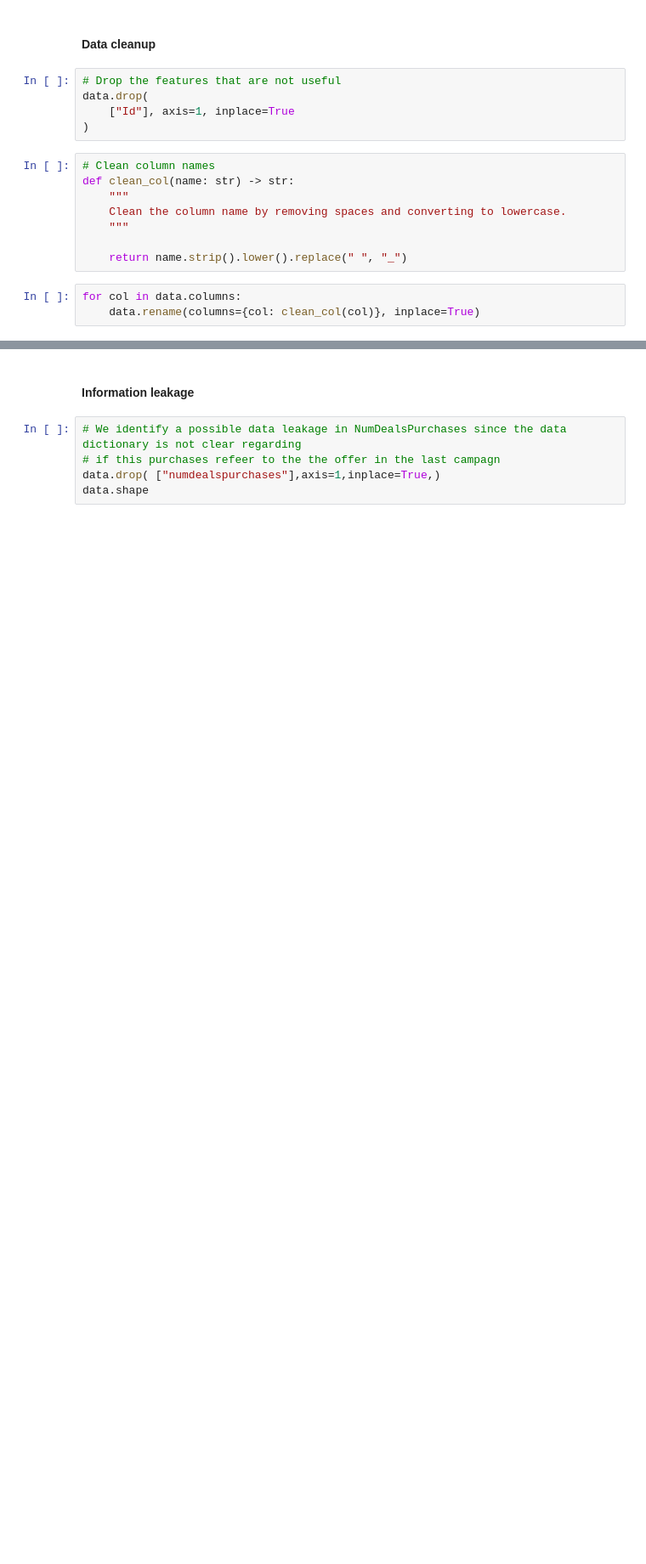
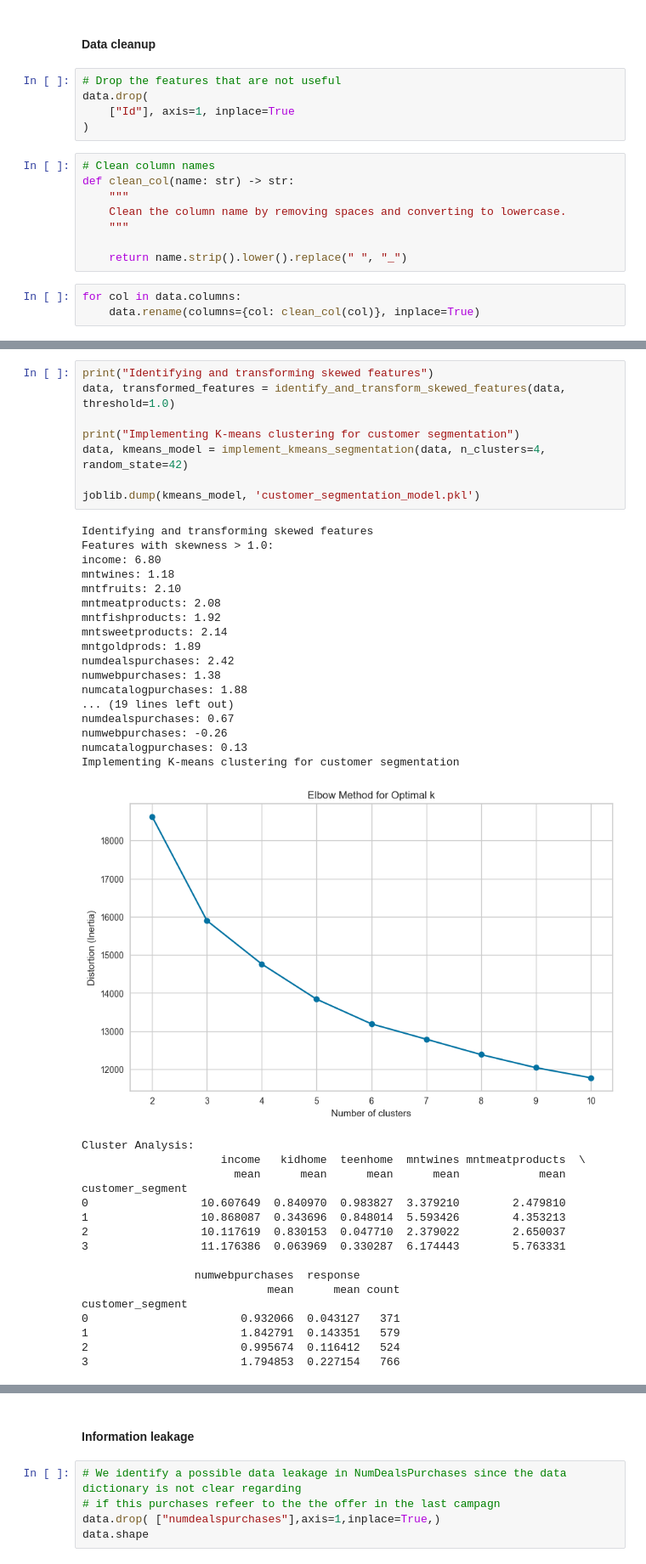
Before and after one commit to jdovalle10/Superstore-Marketing-Campaign, a Jupyter notebook: prepocessing_v1.ipynb, the cells around one changed output, grey strips where cells are left out. Shown at 85% size. Drawn from its saved outputs; the diff is of its cells as text; blank space fills up the shorter version.

Commit message:
Create log transformation  for highly skewed data >1 since most of our variables have this type of skewness also created customer segments using  K-means due to the high density of the data

```diff
--- a/prepocessing_v1.ipynb
+++ b/prepocessing_v1.ipynb
@@ -508,0 +640,43 @@ for col in data.columns:
+# %%
+print("Identifying and transforming skewed features")
+data, transformed_features = identify_and_transform_skewed_features(data, threshold=1.0)
+
+print("Implementing K-means clustering for customer segmentation")
+data, kmeans_model = implement_kmeans_segmentation(data, n_clusters=4, random_state=42)
+
+joblib.dump(kmeans_model, 'customer_segmentation_model.pkl')
+# %% [output]
+Identifying and transforming skewed features
+Features with skewness > 1.0:
+income: 6.80
+mntwines: 1.18
+mntfruits: 2.10
+mntmeatproducts: 2.08
+mntfishproducts: 1.92
+mntsweetproducts: 2.14
+mntgoldprods: 1.89
+numdealspurchases: 2.42
+numwebpurchases: 1.38
+numcatalogpurchases: 1.88
+... (19 lines left out)
+numdealspurchases: 0.67
+numwebpurchases: -0.26
+numcatalogpurchases: 0.13
+Implementing K-means clustering for customer segmentation
+[figure, added]
+Cluster Analysis:
+                     income   kidhome  teenhome  mntwines mntmeatproducts  \
+                       mean      mean      mean      mean            mean
+customer_segment
+0                 10.607649  0.840970  0.983827  3.379210        2.479810
+1                 10.868087  0.343696  0.848014  5.593426        4.353213
+2                 10.117619  0.830153  0.047710  2.379022        2.650037
+3                 11.176386  0.063969  0.330287  6.174443        5.763331
+
+                 numwebpurchases  response
+                            mean      mean count
+customer_segment
+0                       0.932066  0.043127   371
+1                       1.842791  0.143351   579
+2                       0.995674  0.116412   524
+3                       1.794853  0.227154   766
```
Also changed, not shown: parts of 11 cells of this notebook, 3 other files.
